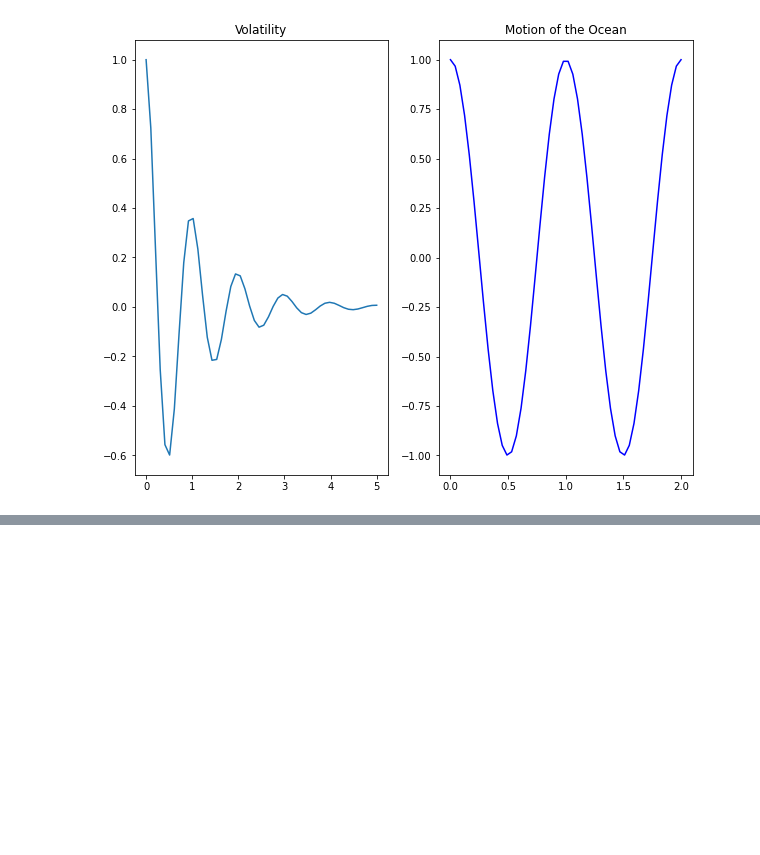
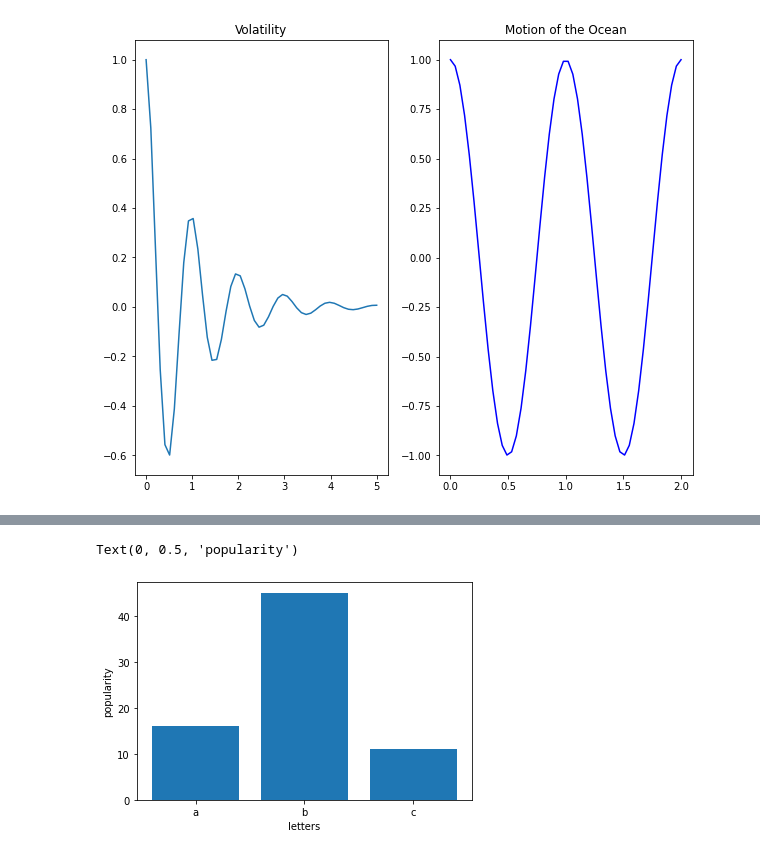
Before and after one commit to fred-lindsey/python-exercises, a Jupyter notebook: MATPLOTLIB_notes.ipynb, the cells around one changed output, grey strips where cells are left out. Cells and saved outputs as stored; diff of their text form; code cells hidden in the pictures; blank space fills up the shorter version.

```diff
--- a/MATPLOTLIB_notes.ipynb
+++ b/MATPLOTLIB_notes.ipynb
@@ -240,0 +322,7 @@ Text(0.5, 1.0, 'Motion of the Ocean')
+# %%
+plt.bar(['a', 'b', 'c'], [16, 45, 11])
+plt.xlabel("letters")
+plt.ylabel("popularity")
+# %% [output]
+Text(0, 0.5, 'popularity')
+[figure, added]
```
Also changed, not shown: parts of 9 cells of this notebook, 3 other files.
